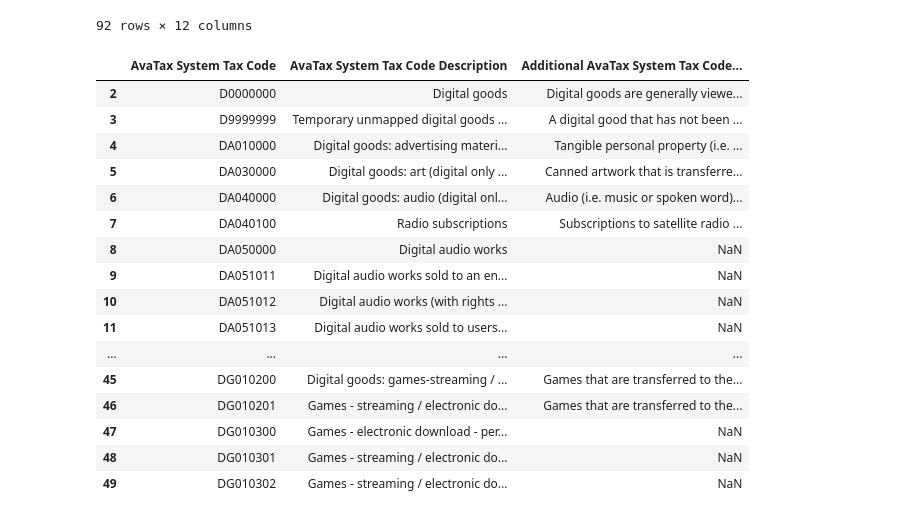
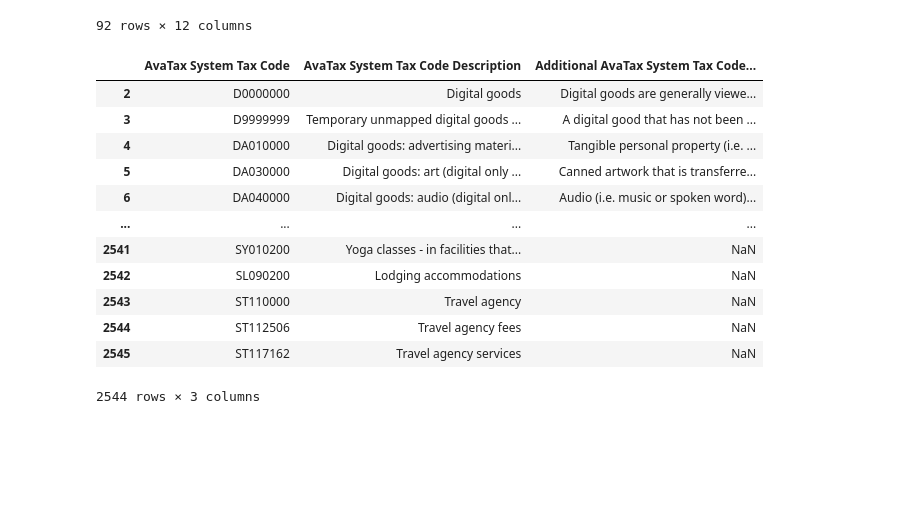
Before and after one commit to diz28/CS5800_finalproject, a Jupyter notebook: term_project.ipynb, the cells around one changed output. Drawn from its saved outputs; the diff is of its cells as text; code cells hidden in the pictures; blank space fills up the shorter version.

```diff
--- a/term_project.ipynb
+++ b/term_project.ipynb
@@ -26,23 +26,19 @@ df_csv
 # %%
 df_xlsx = df_xlsx.rename(columns={'Unnamed: 0':'AvaTax System Tax Code', 'AvaTax System Tax Codes':'AvaTax System Tax Code Description',
                                  'Unnamed: 2':'Additional AvaTax System Tax Code Information'})
-df_xlsx = df_xlsx[2:50]
+df_xlsx = df_xlsx[2:]
 df_xlsx
 # %% [output]
 |  | AvaTax System Tax Code | AvaTax System Tax Code Description | Additional AvaTax System Tax Code... |
 | 2 | D0000000 | Digital goods | Digital goods are generally viewe... |
 | 3 | D9999999 | Temporary unmapped digital goods ... | A digital good that has not been ... |
 | 4 | DA010000 | Digital goods: advertising materi... | Tangible personal property (i.e. ... |
 | 5 | DA030000 | Digital goods: art (digital only ... | Canned artwork that is transferre... |
 | 6 | DA040000 | Digital goods: audio (digital onl... | Audio (i.e. music or spoken word)... |
-| 7 | DA040100 | Radio subscriptions | Subscriptions to satellite radio ... |
-| 8 | DA050000 | Digital audio works | NaN |
-| 9 | DA051011 | Digital audio works sold to an en... | NaN |
-| 10 | DA051012 | Digital audio works (with rights ... | NaN |
-| 11 | DA051013 | Digital audio works sold to users... | NaN |
 | ... | ... | ... | ... |
-| 45 | DG010200 | Digital goods: games-streaming / ... | Games that are transferred to the... |
-| 46 | DG010201 | Games - streaming / electronic do... | Games that are transferred to the... |
-| 47 | DG010300 | Games - electronic download - per... | NaN |
-| 48 | DG010301 | Games - streaming / electronic do... | NaN |
-| 49 | DG010302 | Games - streaming / electronic do... | NaN |
+| 2541 | SY010200 | Yoga classes - in facilities that... | NaN |
+| 2542 | SL090200 | Lodging accommodations | NaN |
+| 2543 | ST110000 | Travel agency | NaN |
+| 2544 | ST112506 | Travel agency fees | NaN |
+| 2545 | ST117162 | Travel agency services | NaN |
+2544 rows × 3 columns
```
Also changed, not shown: parts of 5 cells of this notebook, 4 other files.
